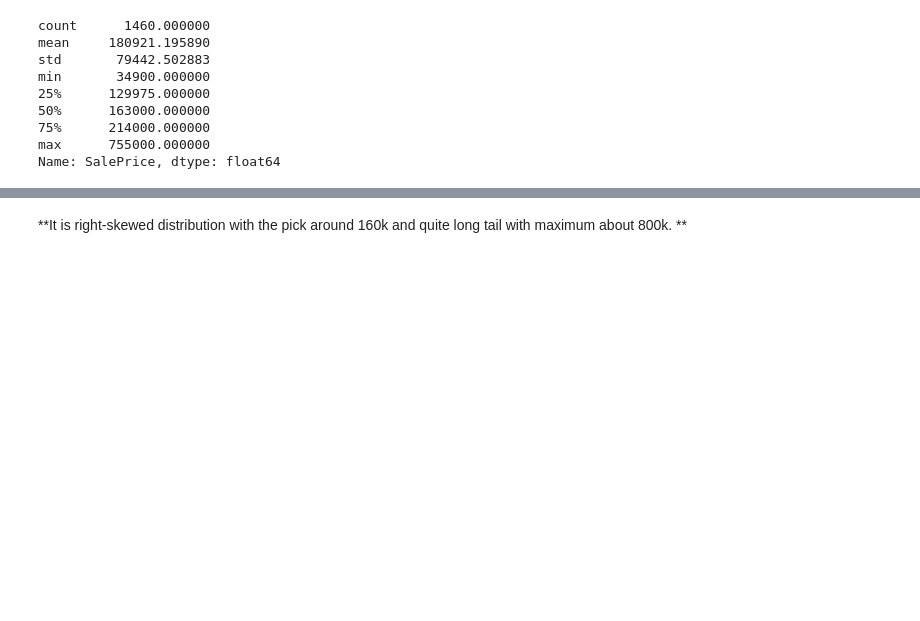
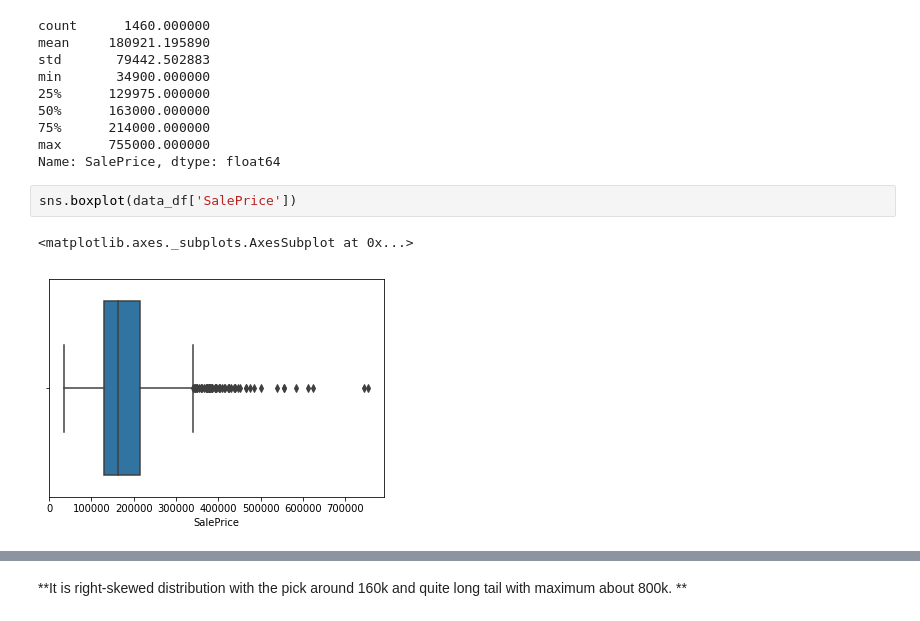
Before and after one commit to JoannaBroniarek/House-Prices-Advanced-Regression-Techniques, a Jupyter notebook: Kaggle_Project2.ipynb, the cells around one changed output, grey strips where cells are left out. Cells and saved outputs as stored; diff of their text form; blank space fills up the shorter version.

```diff
--- a/Kaggle_Project2.ipynb
+++ b/Kaggle_Project2.ipynb
@@ -125,4 +125,9 @@ min       34900.000000
 75%      214000.000000
 max      755000.000000
 Name: SalePrice, dtype: float64
+# %%
+sns.boxplot(data_df['SalePrice'])
+# %% [output]
+<matplotlib.axes._subplots.AxesSubplot at 0x...>
+[figure, added]
 # %%
```
Also changed, not shown: parts of 53 cells of this notebook.
